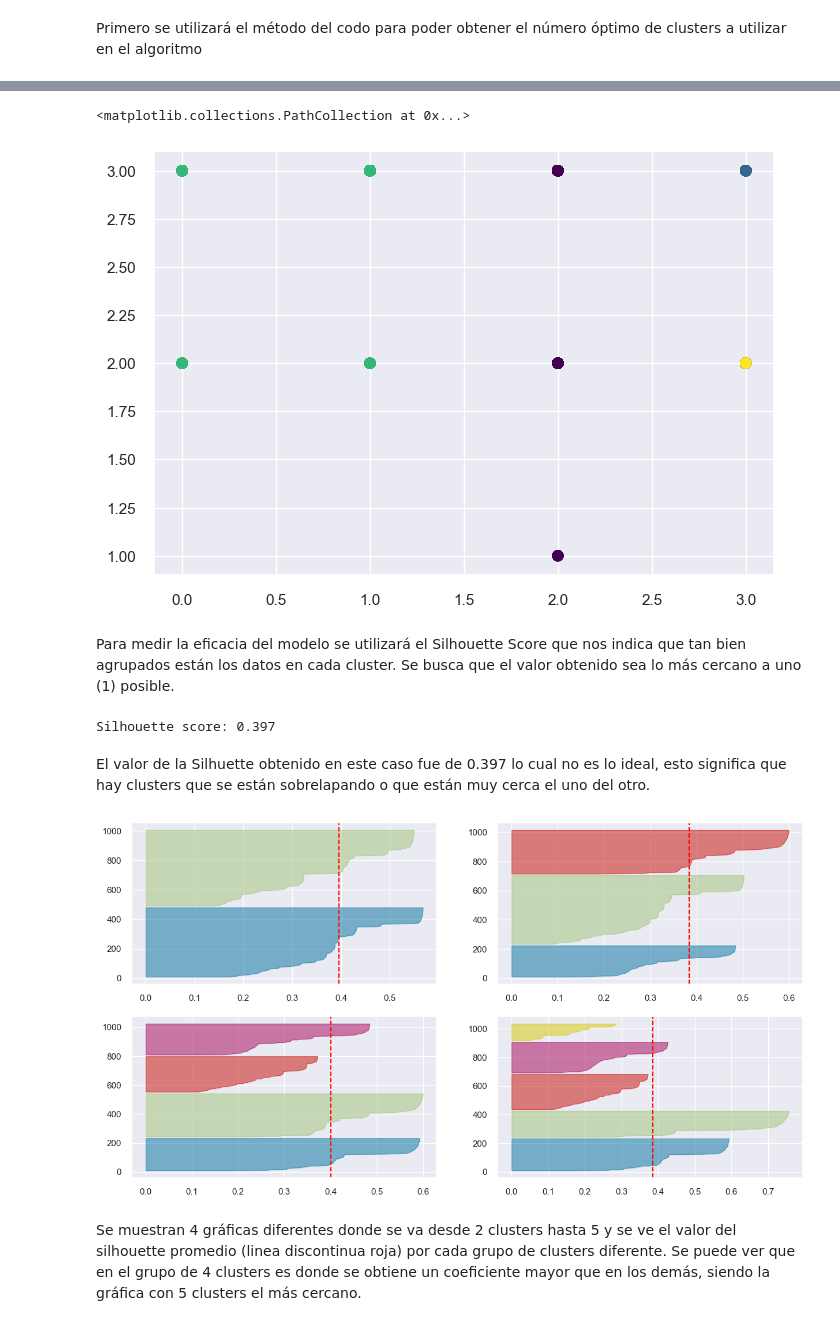
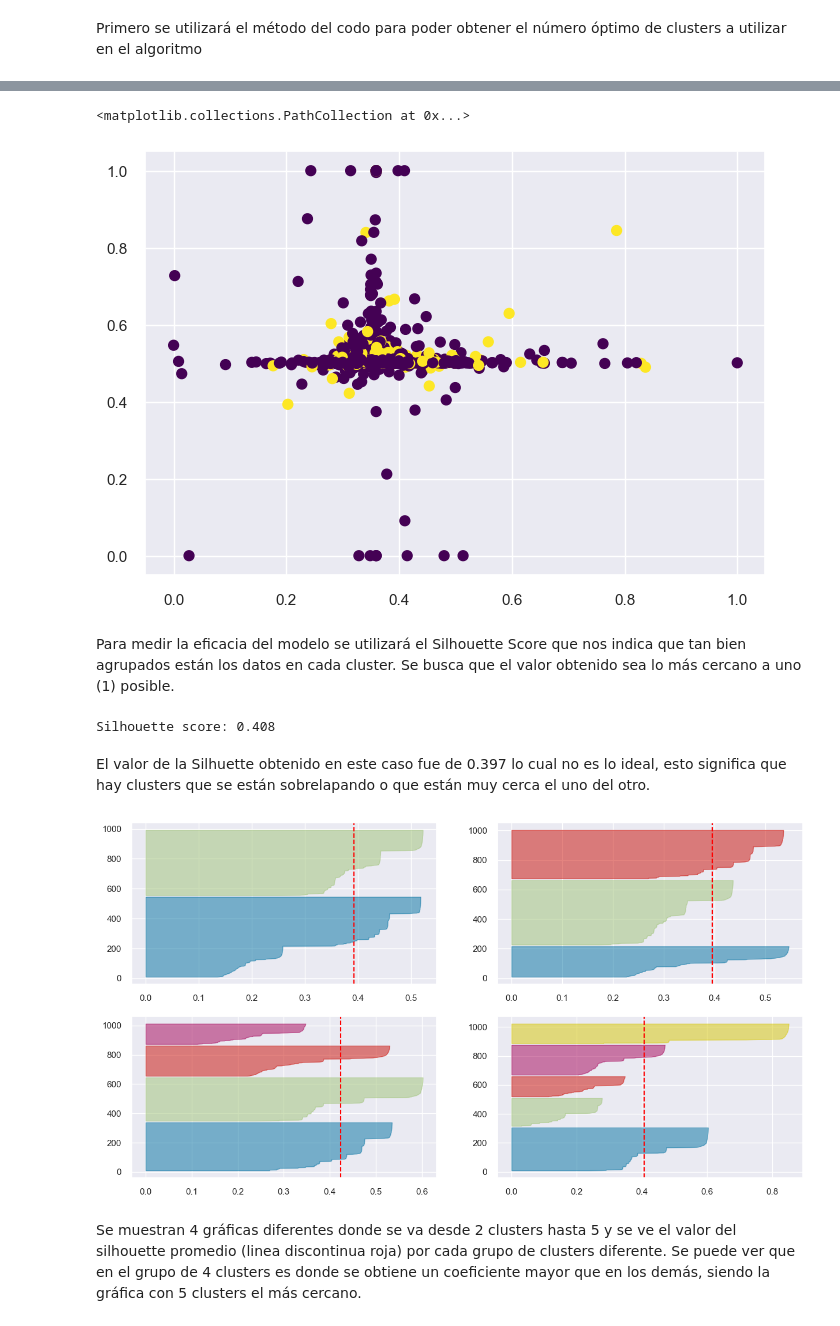
Before and after one commit to JESUSDAVIDBARRIOS/repo_labs_BI, a Jupyter notebook: lab2/K-means.ipynb, the cells around one changed output, grey strips where cells are left out. Drawn from its saved outputs; the diff is of its cells as text; code cells hidden in the pictures.

```diff
--- a/lab2/K-means.ipynb
+++ b/lab2/K-means.ipynb
@@ -40,0 +44,3 @@ df.describe()
+# %%
+df = (df-df.min())/(df.max()-df.min())
+df.head(5)
@@ -78,0 +111,6 @@ Se puede ver que la cantidad de empresas por cluster es parecida
+# %%
+kmeans = KMeans(n_clusters= 4)
+kmeans.fit(df.iloc[:,:])
+y_kmeans = kmeans.predict(df)
+df['kmean'] = kmeans.labels_
+df['kmean'].value_counts()
@@ -92,41 +136,41 @@ plt.scatter(centers[:, 0], centers[:, 1], c='black', s=200, alpha=0.5)
 # %%
 from sklearn.metrics import pairwise_distances_argmin
 
 def find_clusters(df, n_clusters, rseed=2):
     # 1. Randomly choose clusters
     rng = np.random.RandomState(rseed)
     i = rng.permutation(df.shape[0])[:n_clusters]
     df.to_numpy()
     centers = df.iloc[i]
 
     while True:
         # 2a. Assign labels based on closest center
         labels = pairwise_distances_argmin(df, centers)
 
         # 2b. Find new centers from means of points
         new_centers = np.array([df[labels == i].mean(0)
                                 for i in range(n_clusters)])
 
         # 2c. Check for convergence
         if np.all(centers == new_centers):
             break
         centers = new_centers
 
     return centers, labels
 
-centers, labels = find_clusters(df, 4)
-plt.scatter(df.iloc[:, -1].values, df.iloc[:, 0].values, c=labels,
+centers, labels = find_clusters(df, 2)
+plt.scatter(df.iloc[:, 17].values, df.iloc[:, 18].values, c=labels,
             s=50, cmap='viridis')
 # %% [output]
 <matplotlib.collections.PathCollection at 0x...>
-[figure, old version]
+[figure, new version]
 # %% [markdown]
 Para medir la eficacia del modelo se utilizará el Silhouette Score que nos indica que tan bien agrupados están los datos en cada cluster. Se busca que el valor obtenido sea lo más cercano a uno (1) posible.
 # %%
 score = silhouette_score(df, km.labels_, metric='euclidean')
 print('Silhouette score: %.3f' % score)
 # %% [output]
-Silhouette score: 0.397
+Silhouette score: 0.408
 # %% [markdown]
 El valor de la Silhuette obtenido en este caso fue de 0.397 lo cual no es lo ideal, esto significa que hay clusters que se están sobrelapando o que están muy cerca el uno del otro.
 # %%
@@ -146,6 +190,6 @@ for i in [2, 3, 4, 5]:
     visualizer = SilhouetteVisualizer(km, colors='yellowbrick', ax=ax[q-1][mod])
     visualizer.fit(df)
 # %% [output]
-[figure, old version]
+[figure, new version]
 # %% [markdown]
 Se muestran 4 gráficas diferentes donde se va desde 2 clusters hasta 5 y se ve el valor del silhouette promedio (linea discontinua roja) por cada grupo de clusters diferente. Se puede ver que en el grupo de 4 clusters es donde se obtiene un coeficiente mayor que en los demás, siendo la gráfica con 5 clusters el más cercano.
```
Also changed, not shown: parts of 14 cells of this notebook.
